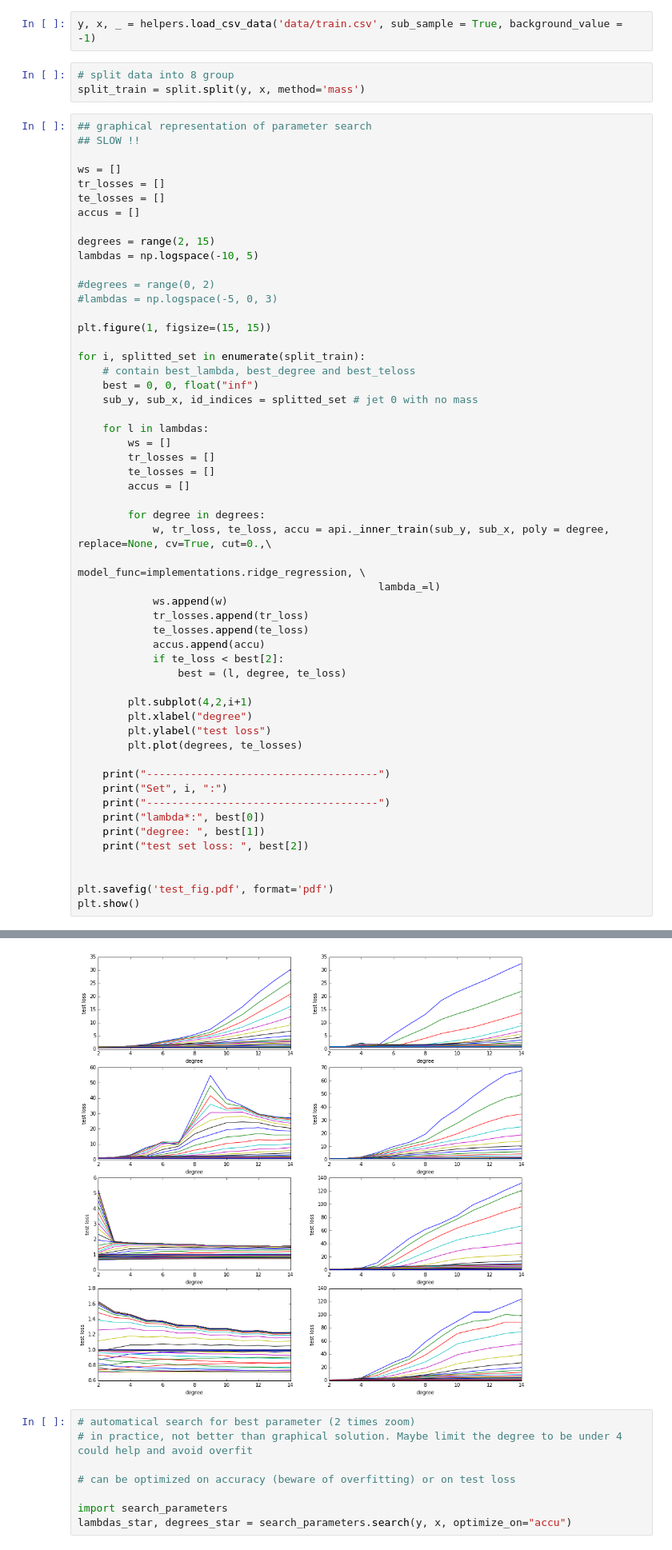
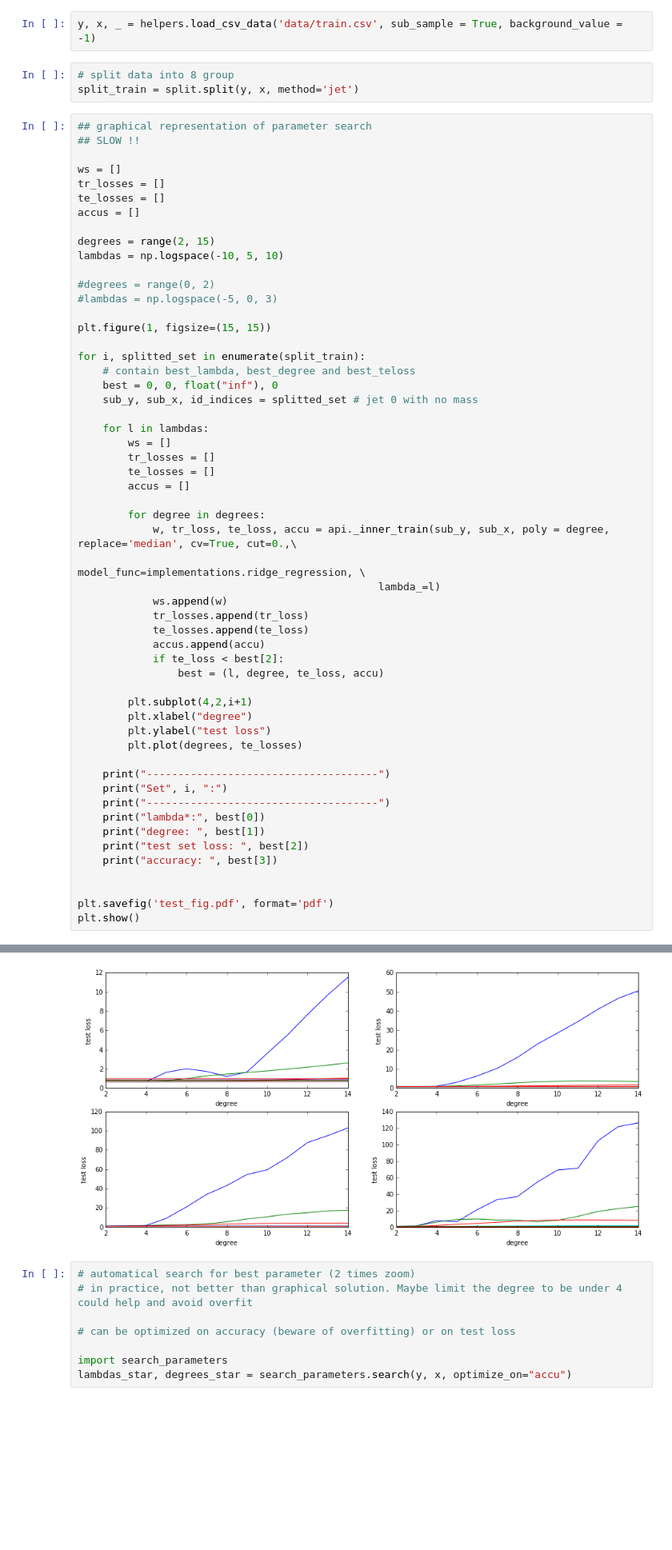
Before and after one commit to jmuth/PCML_project1, a Jupyter notebook: RR_with_8_models.ipynb, the cells around one changed output, grey strips where cells are left out. Shown at 80% size. Drawn from its saved outputs; the diff is of its cells as text; blank space fills up the shorter version.

```diff
--- a/RR_with_8_models.ipynb
+++ b/RR_with_8_models.ipynb
@@ -15,7 +15,7 @@ import matplotlib.pyplot as plt
 y, x, _ = helpers.load_csv_data('data/train.csv', sub_sample = True, background_value = -1)
 # %%
 # split data into 8 group
-split_train = split.split(y, x, method='mass')
+split_train = split.split(y, x, method='jet')
 # %%
 ## graphical representation of parameter search
 ## SLOW !!
@@ -26,7 +26,7 @@ te_losses = []
 accus = []
 
 degrees = range(2, 15)
-lambdas = np.logspace(-10, 5)
+lambdas = np.logspace(-10, 5, 10)
 
 #degrees = range(0, 2)
 #lambdas = np.logspace(-5, 0, 3)
@@ -35,7 +35,7 @@ plt.figure(1, figsize=(15, 15))
 
 for i, splitted_set in enumerate(split_train):
     # contain best_lambda, best_degree and best_teloss
-    best = 0, 0, float("inf")
+    best = 0, 0, float("inf"), 0
     sub_y, sub_x, id_indices = splitted_set # jet 0 with no mass
 
     for l in lambdas:
@@ -45,7 +45,7 @@ for i, splitted_set in enumerate(split_train):
         accus = []
 
         for degree in degrees:
-            w, tr_loss, te_loss, accu = api._inner_train(sub_y, sub_x, poly = degree, replace=None, cv=True, cut=0.,\
+            w, tr_loss, te_loss, accu = api._inner_train(sub_y, sub_x, poly = degree, replace='median', cv=True, cut=0.,\
                                                  model_func=implementations.ridge_regression, \
                                                 lambda_=l)
             ws.append(w)
@@ -53,7 +53,7 @@ for i, splitted_set in enumerate(split_train):
             te_losses.append(te_loss)
             accus.append(accu)
             if te_loss < best[2]:
-                best = (l, degree, te_loss)
+                best = (l, degree, te_loss, accu)
 
         plt.subplot(4,2,i+1)
         plt.xlabel("degree")
@@ -66,6 +66,7 @@ for i, splitted_set in enumerate(split_train):
     print("lambda*:", best[0])
     print("degree: ", best[1])
     print("test set loss: ", best[2])
+    print("accuracy: ", best[3])
 
 
 plt.savefig('test_fig.pdf', format='pdf')
@@ -91,4 +92,4 @@ test set loss:  0.882073148466
-[figure, old version]
+[figure, new version]
 # %%
 # automatical search for best parameter (2 times zoom)
 # in practice, not better than graphical solution. Maybe limit the degree to be under 4 could help and avoid overfit
```
Also changed, not shown: parts of 2 cells of this notebook, 2 other files.
